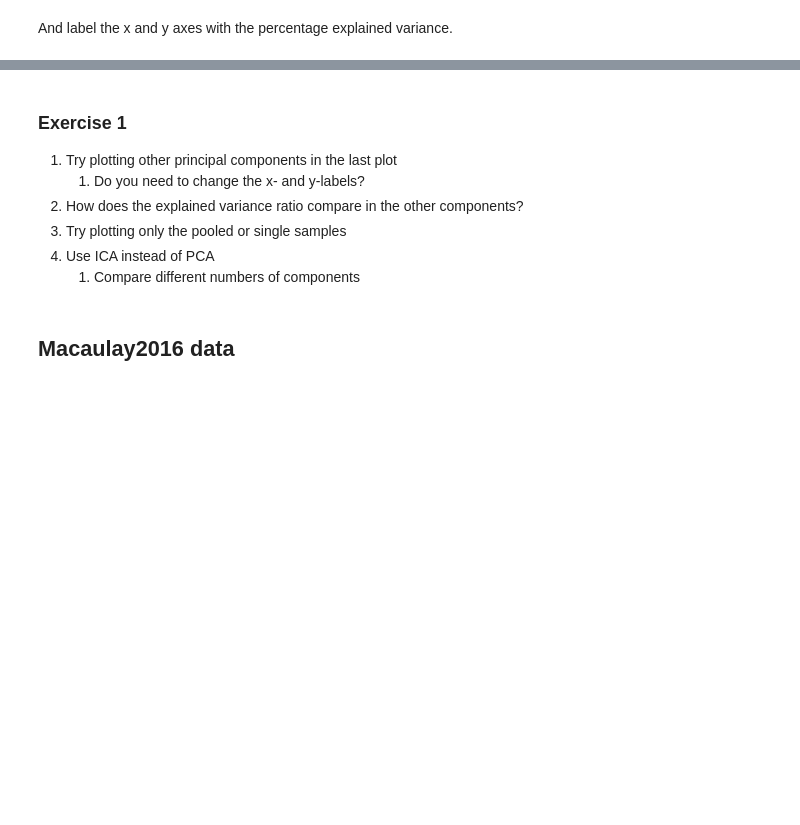
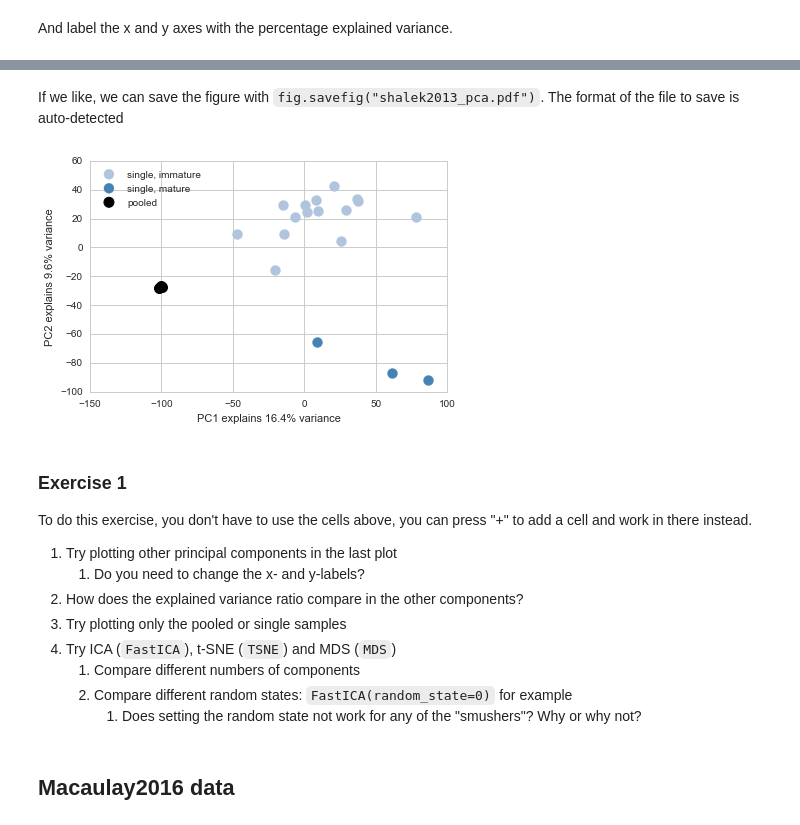
Before and after one commit to YeoLab/single-cell-bioinformatics, a Jupyter notebook: notebooks/2.4_Apply_dimensionality_reduction_on_Shalek2013_Macaulay2016.ipynb, the cells around one changed output, grey strips where cells are left out. Saved outputs shown, nothing was run; the diff lists cells and outputs as text; code cells hidden in the pictures; blank space fills up the shorter version.

```diff
--- a/notebooks/2.4_Apply_dimensionality_reduction_on_Shalek2013_Macaulay2016.ipynb
+++ b/notebooks/2.4_Apply_dimensionality_reduction_on_Shalek2013_Macaulay2016.ipynb
@@ -192,12 +250,42 @@ ax.legend()
+# %% [markdown]
+If we like, we can save the figure with `fig.savefig("shalek2013_pca.pdf")`. The format of the file to save is auto-detected
+# %%
+# Initialize a figure with a single subpanel (axes, or ax) to plot on
+fig, ax = plt.subplots()
+
+
+# Plot the first ("0") and second ("1") components
+ax.scatter(smushed.loc[singles & immature, 0], smushed.loc[singles & immature, 1], color='lightsteelblue',
+           s=100, label='single, immature')
+ax.scatter(smushed.loc[singles & mature, 0], smushed.loc[singles & mature, 1], color='steelblue',
+           s=100, label='single, mature')
+ax.scatter(smushed.loc[pooled, 0], smushed.loc[pooled, 1], color='black',
+           edgecolor='black', linewidth=1, s=100, label='pooled')
+
+xlabel = 'PC1 explains {:.1f}% variance'.format(100*smusher.explained_variance_ratio_[0])
+ylabel = 'PC2 explains {:.1f}% variance'.format(100*smusher.explained_variance_ratio_[1])
+
+ax.set_xlabel(xlabel)
+ax.set_ylabel(ylabel)
+
+# Force legend location to be upper left
+ax.legend(loc='upper left')
+
+fig.savefig('shalek2013_pca.pdf')
+# %% [output]
+[figure, added]
 # %% [markdown]
 ### Exercise 1
+To do this exercise, you don't have to use the cells above, you can press "+" to add a cell and work in there instead.
 
 1. Try plotting other principal components in the last plot
     1. Do you need to change the x- and y-labels?
 2. How does the explained variance ratio compare in the other components?
 3. Try plotting only the pooled or single samples
-1. Use ICA instead of PCA
+1. Try ICA (`FastICA`), t-SNE (`TSNE`) and MDS (`MDS`)
     1. Compare different numbers of components
+    2. Compare different random states: `FastICA(random_state=0)` for example
+        1. Does setting the random state not work for any of the "smushers"? Why or why not?
 # %% [markdown]
 ## Macaulay2016 data
 # %%
```
Also changed, not shown: parts of 27 cells of this notebook, 4 other files.
